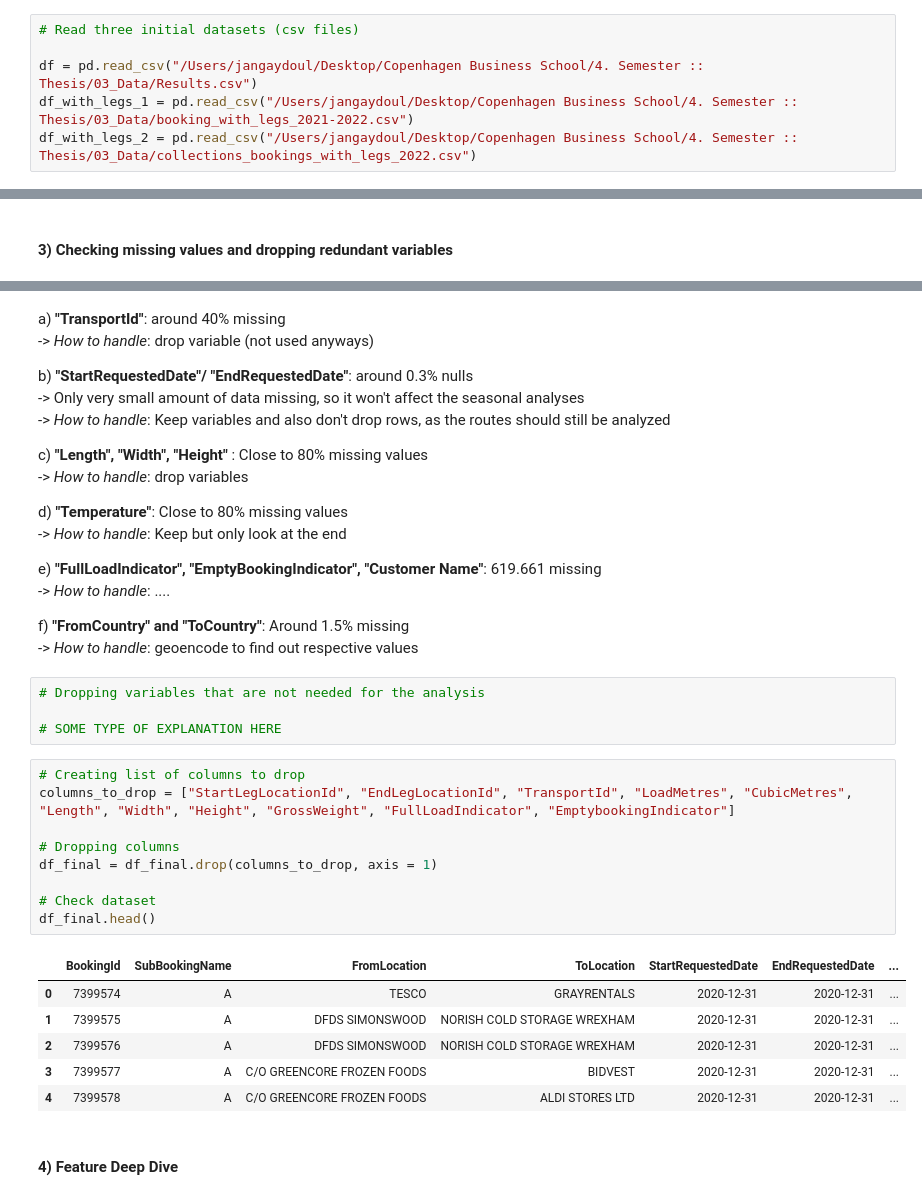
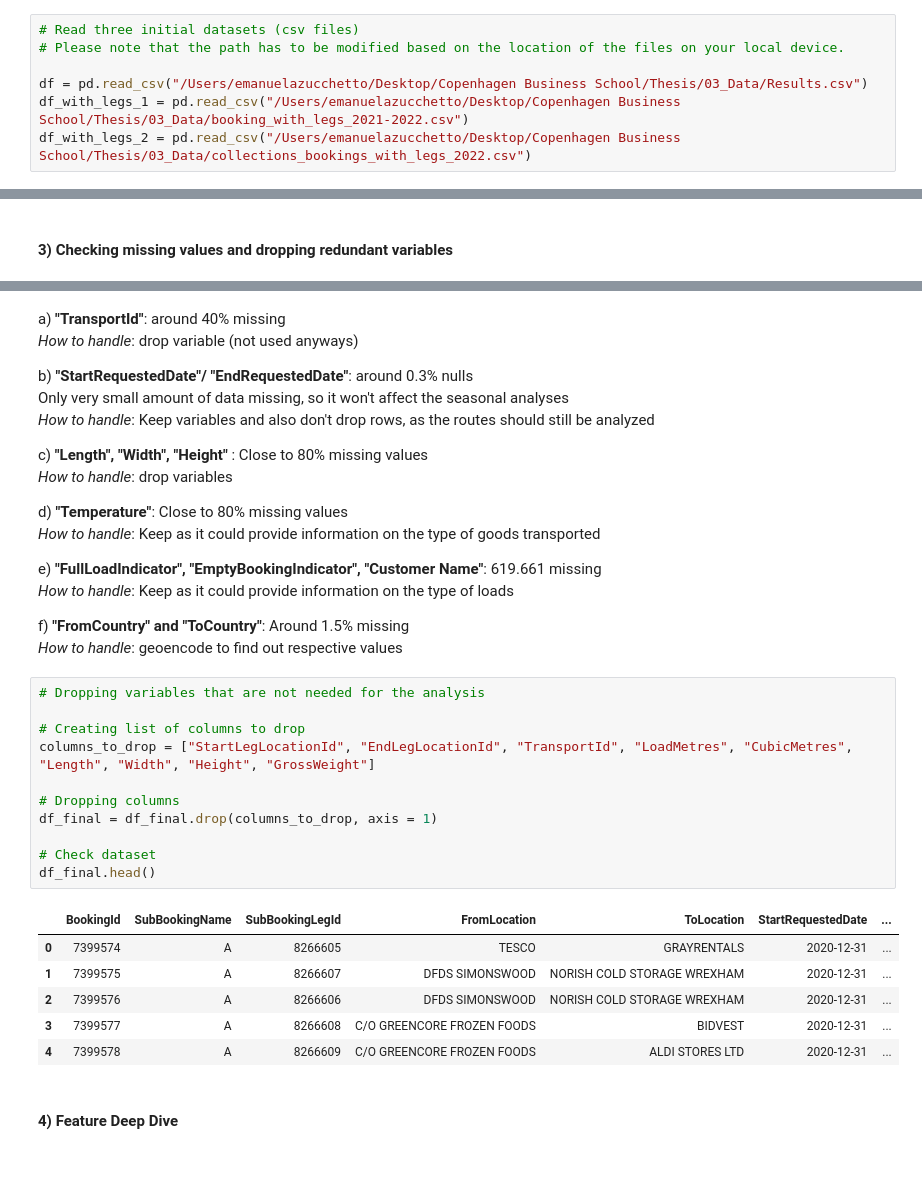
Before and after one commit to em1899/master-thesis-project, a Jupyter notebook: EDA/EDA_v5.ipynb, the cells around one changed output, grey strips where cells are left out. Cells and saved outputs as stored; diff of their text form; blank space fills up the shorter version.

```diff
--- a/EDA/EDA_v5.ipynb
+++ b/EDA/EDA_v5.ipynb
@@ -42,9 +47,10 @@ from sklearn.preprocessing import LabelEncoder
 # %%
 # Read three initial datasets (csv files)
+# Please note that the path has to be modified based on the location of the files on your local device.
 
-df = pd.read_csv("/Users/jangaydoul/Desktop/Copenhagen Business School/4. Semester :: Thesis/03_Data/Results.csv")
-df_with_legs_1 = pd.read_csv("/Users/jangaydoul/Desktop/Copenhagen Business School/4. Semester :: Thesis/03_Data/booking_with_legs_2021-2022.csv")
-df_with_legs_2 = pd.read_csv("/Users/jangaydoul/Desktop/Copenhagen Business School/4. Semester :: Thesis/03_Data/collections_bookings_with_legs_2022.csv")
+df = pd.read_csv("/Users/emanuelazucchetto/Desktop/Copenhagen Business School/Thesis/03_Data/Results.csv")
+df_with_legs_1 = pd.read_csv("/Users/emanuelazucchetto/Desktop/Copenhagen Business School/Thesis/03_Data/booking_with_legs_2021-2022.csv")
+df_with_legs_2 = pd.read_csv("/Users/emanuelazucchetto/Desktop/Copenhagen Business School/Thesis/03_Data/collections_bookings_with_legs_2022.csv")
 # %%
 # Creating copies of original datasets
 
@@ -236,42 +232,40 @@ dtype: int64
 # %% [markdown]
 a) **"TransportId"**: around 40% missing
--> _How to handle_: drop variable (not used anyways)
+ _How to handle_: drop variable (not used anyways)
 
 b) **"StartRequestedDate"/ "EndRequestedDate"**: around 0.3% nulls
--> Only very small amount of data missing, so it won't affect the seasonal analyses
--> _How to handle_: Keep variables and also don't drop rows, as the routes should still be analyzed
+ Only very small amount of data missing, so it won't affect the seasonal analyses
+ _How to handle_: Keep variables and also don't drop rows, as the routes should still be analyzed
 
 c) **"Length", "Width", "Height"** : Close to 80% missing values
--> _How to handle_: drop variables
+ _How to handle_: drop variables
 
 d) **"Temperature"**: Close to 80% missing values
--> _How to handle_: Keep but only look at the end
+ _How to handle_: Keep as it could provide information on the type of goods transported
 
 e) **"FullLoadIndicator", "EmptyBookingIndicator", "Customer Name"**: 619.661 missing
--> _How to handle_: ....
+ _How to handle_: Keep as it could provide information on the type of loads
 
 f) **"FromCountry" and "ToCountry"**: Around 1.5% missing
--> _How to handle_: geoencode to find out respective values
+ _How to handle_: geoencode to find out respective values
-# %%
-# Dropping variables that are not needed for the analysis
-
-# SOME TYPE OF EXPLANATION HERE
 # %%
+# Dropping variables that are not needed for the analysis
+
 # Creating list of columns to drop
-columns_to_drop = ["StartLegLocationId", "EndLegLocationId", "TransportId", "LoadMetres", "CubicMetres", "Length", "Width", "Height", "GrossWeight", "FullLoadIndicator", "EmptybookingIndicator"]
+columns_to_drop = ["StartLegLocationId", "EndLegLocationId", "TransportId", "LoadMetres", "CubicMetres", "Length", "Width", "Height", "GrossWeight"]
 
 # Dropping columns
 df_final = df_final.drop(columns_to_drop, axis = 1)
 
 # Check dataset
 df_final.head()
 # %% [output]
-|  | BookingId | SubBookingName | FromLocation | ToLocation | StartRequestedDate | EndRequestedDate | ... |
-| 0 | 7399574 | A | TESCO | GRAYRENTALS | 2020-12-31 | 2020-12-31 | ... |
-| 1 | 7399575 | A | DFDS SIMONSWOOD | NORISH COLD STORAGE WREXHAM | 2020-12-31 | 2020-12-31 | ... |
-| 2 | 7399576 | A | DFDS SIMONSWOOD | NORISH COLD STORAGE WREXHAM | 2020-12-31 | 2020-12-31 | ... |
-| 3 | 7399577 | A | C/O GREENCORE FROZEN FOODS | BIDVEST | 2020-12-31 | 2020-12-31 | ... |
-| 4 | 7399578 | A | C/O GREENCORE FROZEN FOODS | ALDI STORES LTD | 2020-12-31 | 2020-12-31 | ... |
+|  | BookingId | SubBookingName | SubBookingLegId | FromLocation | ToLocation | StartRequestedDate | ... |
+| 0 | 7399574 | A | 8266605 | TESCO | GRAYRENTALS | 2020-12-31 | ... |
+| 1 | 7399575 | A | 8266607 | DFDS SIMONSWOOD | NORISH COLD STORAGE WREXHAM | 2020-12-31 | ... |
+| 2 | 7399576 | A | 8266606 | DFDS SIMONSWOOD | NORISH COLD STORAGE WREXHAM | 2020-12-31 | ... |
+| 3 | 7399577 | A | 8266608 | C/O GREENCORE FROZEN FOODS | BIDVEST | 2020-12-31 | ... |
+| 4 | 7399578 | A | 8266609 | C/O GREENCORE FROZEN FOODS | ALDI STORES LTD | 2020-12-31 | ... |
 # %% [markdown]
 #### 4) Feature Deep Dive
 # %%
```
Also changed, not shown: parts of 73 cells of this notebook, 1 other file.
